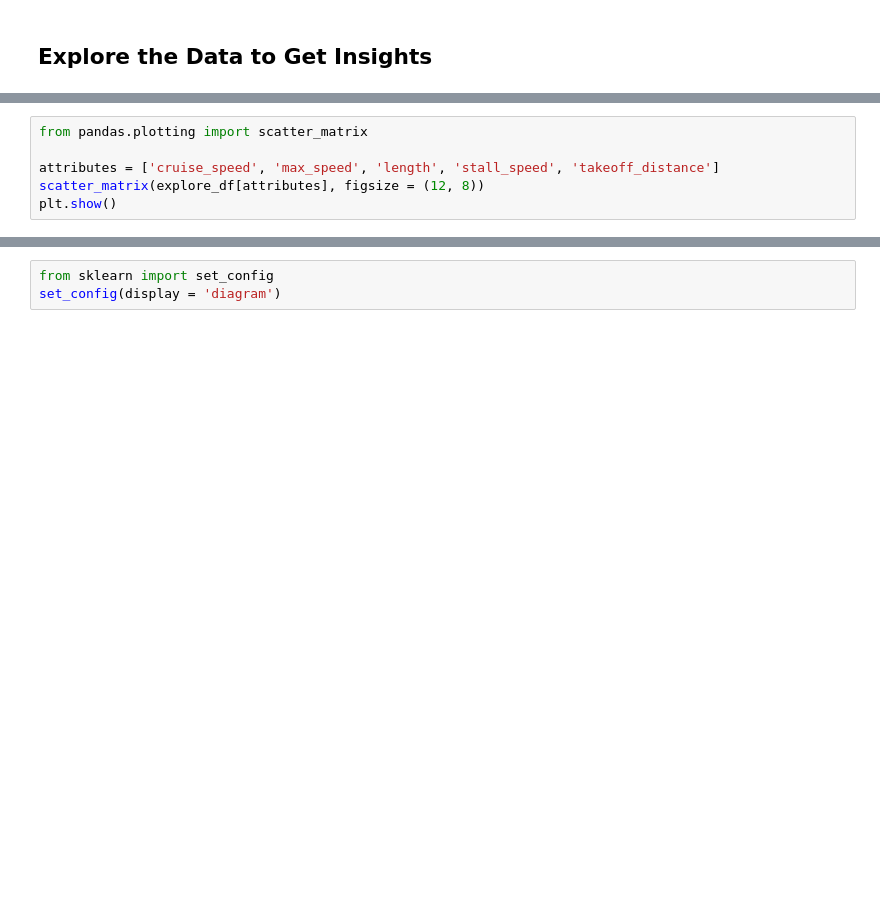
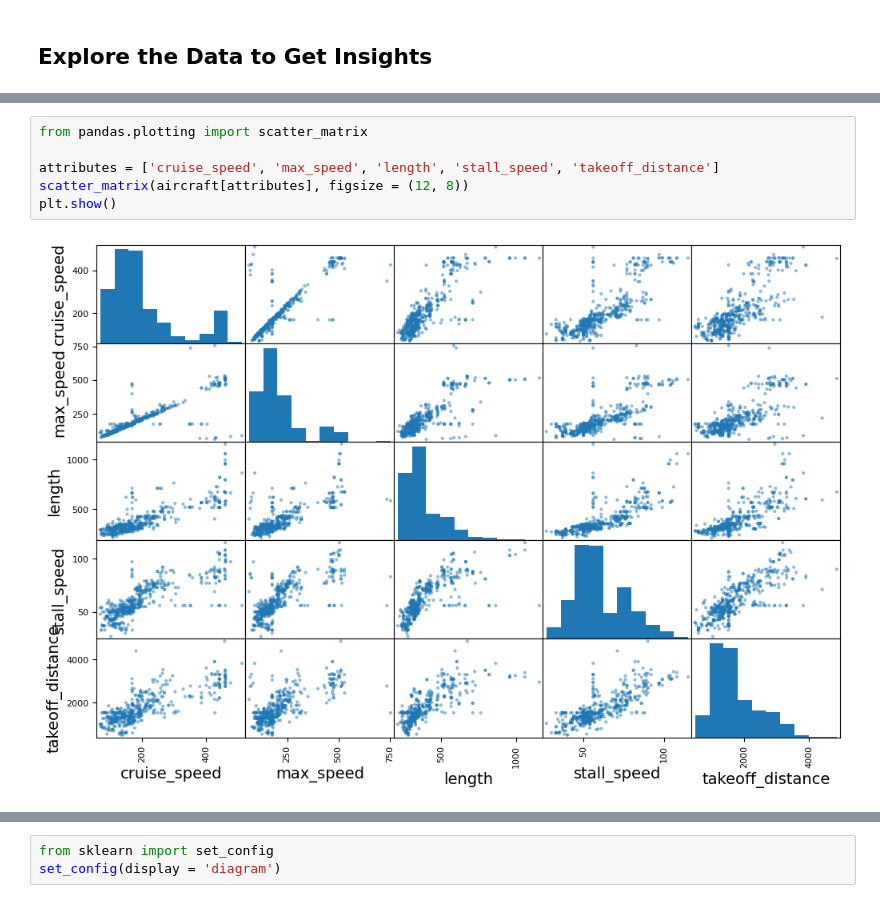
Before and after one commit to istrate-mihai/Aircraft-Price-Analysis-Prediction-Dataset, a Jupyter notebook: aircraft-price-analysis-prediction-dataset.ipynb, the cells around one changed output, grey strips where cells are left out. Cells and saved outputs as stored; diff of their text form; blank space fills up the shorter version.

```diff
--- a/aircraft-price-analysis-prediction-dataset.ipynb
+++ b/aircraft-price-analysis-prediction-dataset.ipynb
@@ -116,7 +189,9 @@ corr_matrix['price'].sort_values(ascending = False)
 # %%
 from pandas.plotting import scatter_matrix
 
 attributes = ['cruise_speed', 'max_speed', 'length', 'stall_speed', 'takeoff_distance']
-scatter_matrix(explore_df[attributes], figsize = (12, 8))
+scatter_matrix(aircraft[attributes], figsize = (12, 8))
 plt.show()
+# %% [output]
+[figure, added]
 # %%
```
Also changed, not shown: parts of 27 cells of this notebook.
